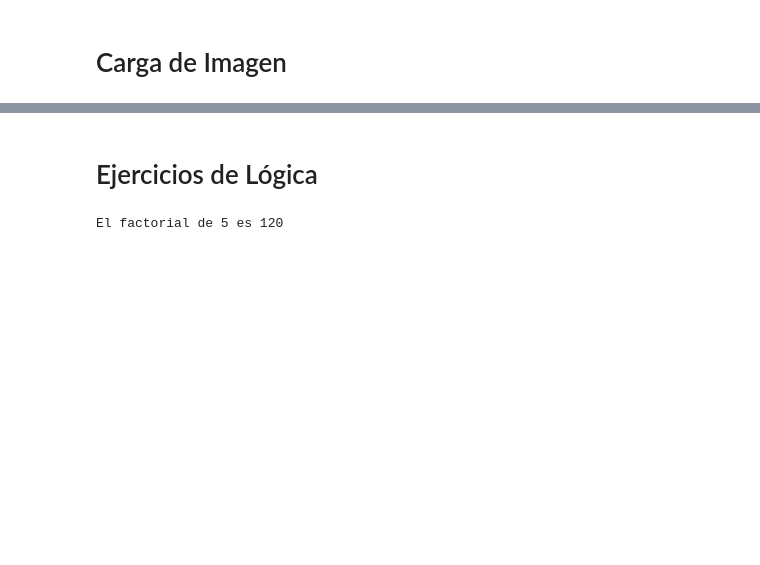
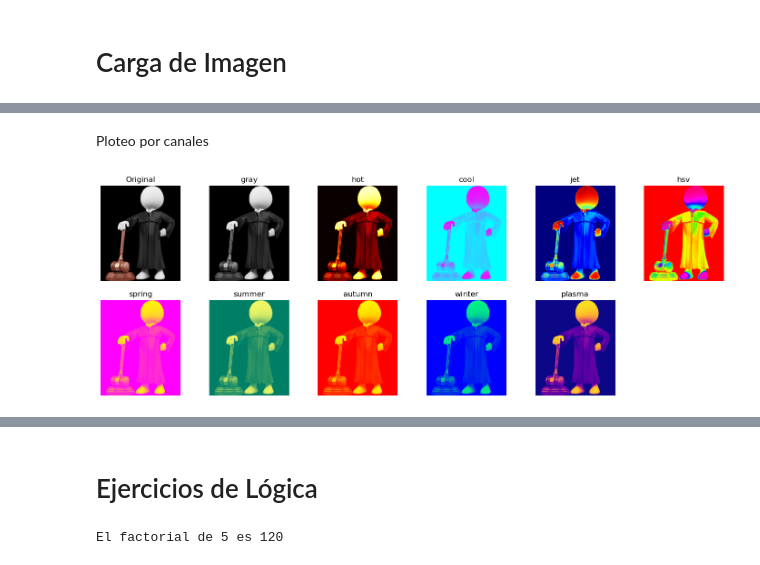
Before and after one commit to Sunner-01/PDI26, a Jupyter notebook: PDI_Cod.ipynb, the cells around one changed output, grey strips where cells are left out. Cells and saved outputs as stored; diff of their text form; code cells hidden in the pictures; blank space fills up the shorter version.

```diff
--- a/PDI_Cod.ipynb
+++ b/PDI_Cod.ipynb
@@ -8,0 +26,28 @@ plt.show()
+# %% [markdown]
+Ploteo por canales
+# %%
+import cv2
+import matplotlib.pyplot as plt
+
+img = cv2.imread('colores.png', cv2.IMREAD_COLOR)
+
+cmaps = ['gray','hot','cool','jet','hsv','spring','summer','autumn','winter','plasma']
+
+plt.figure(figsize=(18, 6))
+
+# Imagen original
+plt.subplot(2, 6, 1)
+plt.title('Original')
+plt.imshow(cv2.cvtColor(img, cv2.COLOR_BGR2RGB))
+plt.axis('off')
+
+# 10 colores con loop
+for i, cmap in enumerate(cmaps):
+    plt.subplot(2, 6, i + 2)
+    plt.title(cmap)
+    plt.imshow(img[:,:,0], cmap=cmap)
+    plt.axis('off')
+
+plt.show()
+# %% [output]
+[figure, added]
```
Also changed, not shown: parts of 7 cells of this notebook, 16 other files.
